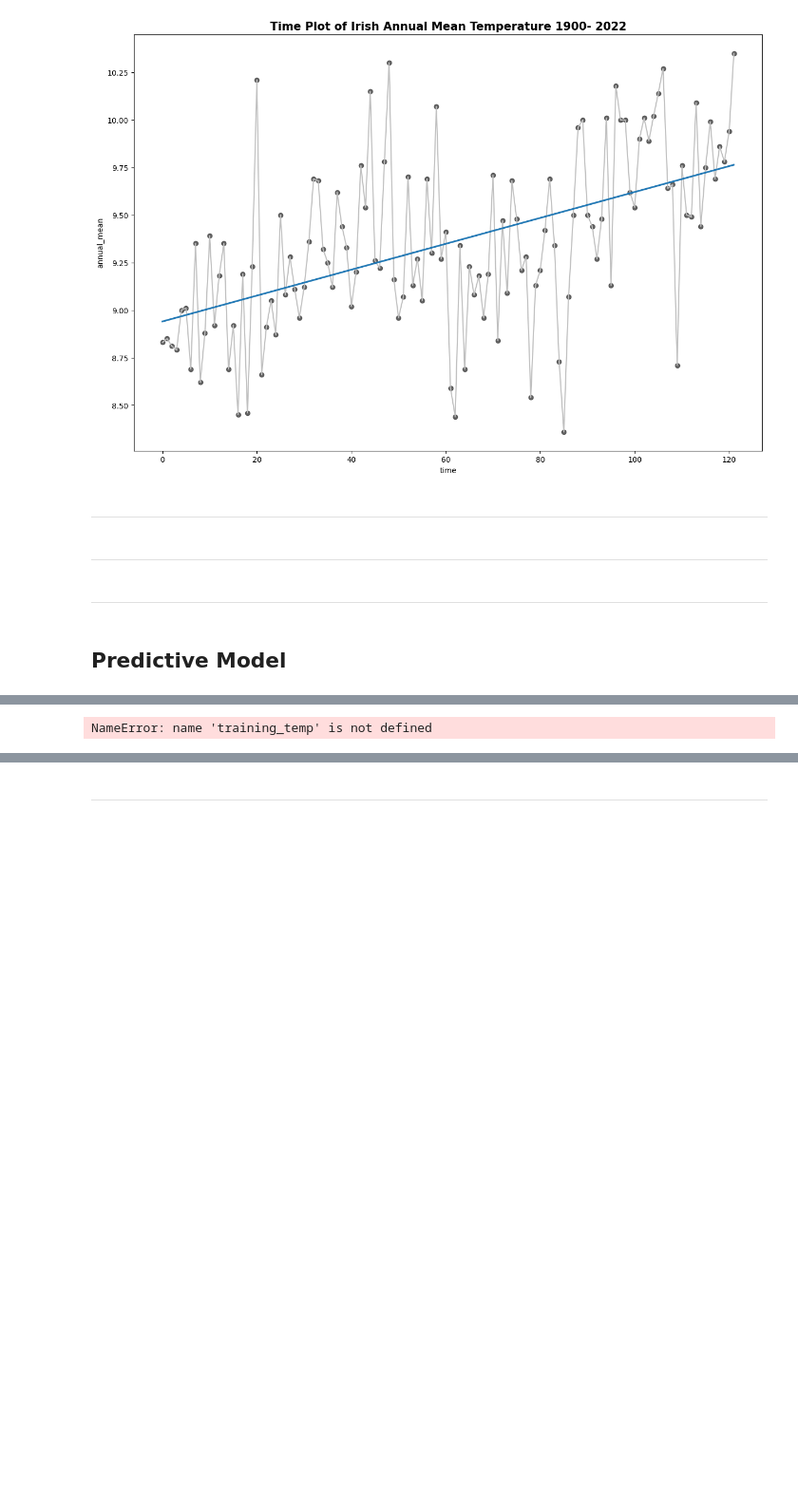
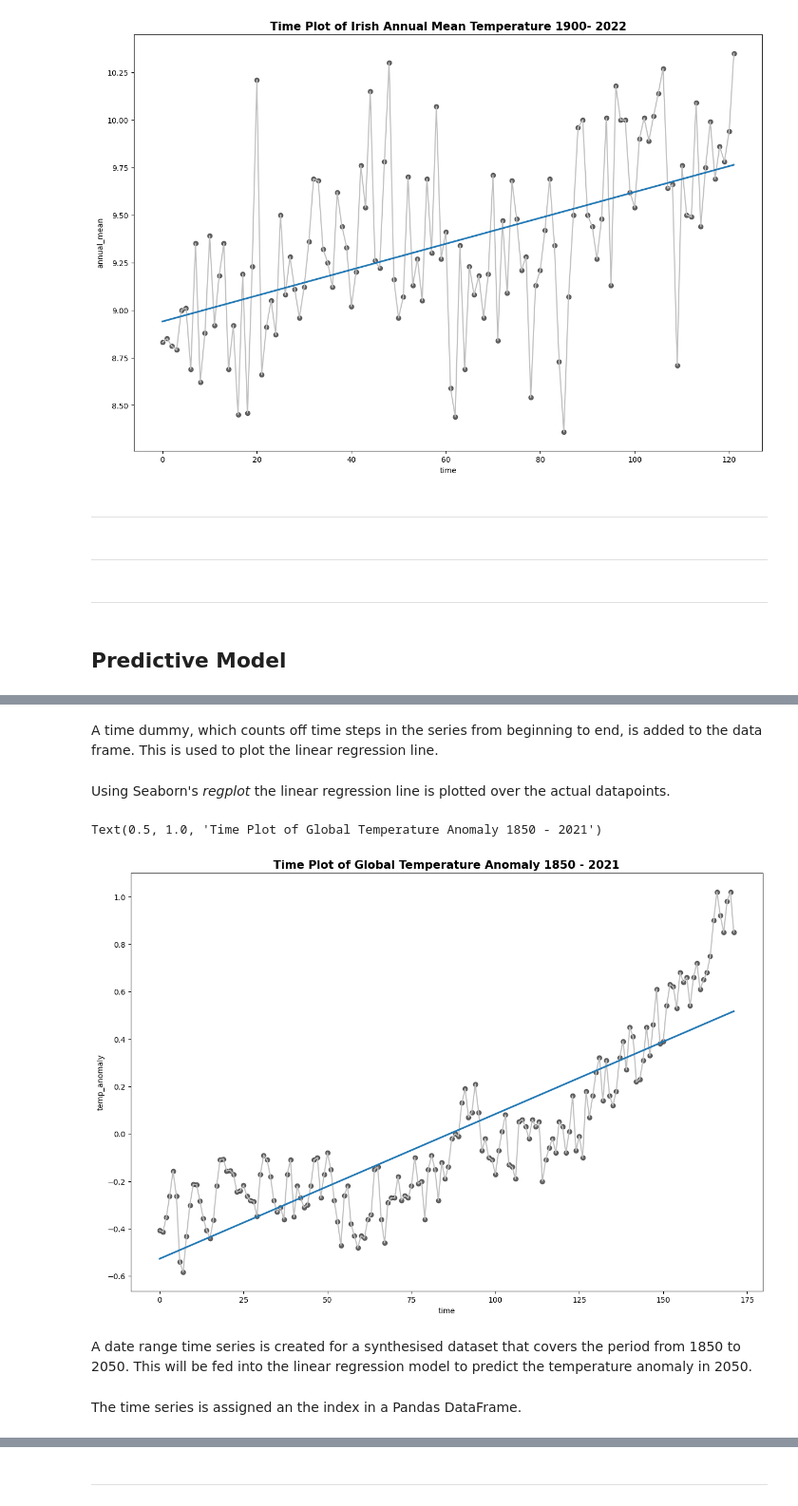
Before and after one commit to humphs078/Owner-avatar-programming_for_data_analysis_assignment_2, a Jupyter notebook: submission.ipynb, the cells around one changed output, grey strips where cells are left out. Shown at 95% size. Drawn from its saved outputs; the diff is of its cells as text; code cells hidden in the pictures; blank space fills up the shorter version.

Commit message:
Complete section on prediction

```diff
--- a/submission.ipynb
+++ b/submission.ipynb
@@ -1192 +1202,3 @@ Wang et al. (2023) forecasted temperature anomaly outcomes for 2050 using AutoRe
+# %%
+full_temp_data_training = full_temp_data_training.iloc[1:173]
 # %%
@@ -1194,2 +1219,0 @@ full_temp_data_training = full_temp_data.copy()
-# %%
-full_temp_data_training = full_temp_data_training.iloc[0:223]
@@ -1220,14 +1232,21 @@ full_temp_data_training['time_series'] = pd.to_datetime(full_temp_data_training[
 full_temp_data_training = full_temp_data_training.set_index('time_series')
+# %% [markdown]
+A time dummy, which counts off time steps in the series from beginning to end, is added to the data frame. This is used to plot the linear regression line.
 # %%
 full_temp_data_training['time'] =  np.arange(len(full_temp_data_training.index))
-# %%
-training_temp
-# %% [output]
-NameError: name 'training_temp' is not defined
+# %% [markdown]
+Using Seaborn's *regplot* the linear regression line is plotted over the actual datapoints.
 # %%
+# an empty plot is created
 fig, ax = plt.subplots(figsize=(15,10))
 
+# the linear regression line is plotted over the actual datapoints
 ax.plot('time', 'temp_anomaly', data=full_temp_data_training, color='0.75')
 ax = sns.regplot(x='time', y='temp_anomaly', data=full_temp_data_training, ci=None, scatter_kws=dict(color='0.25'))
-ax.set_title('Time Plot of Global Temperature Anomaly 1800 - 2022', weight = 'bold', size = 15)
+ax.set_title('Time Plot of Global Temperature Anomaly 1850 - 2021', weight = 'bold', size = 15)
+# %% [output]
+Text(0.5, 1.0, 'Time Plot of Global Temperature Anomaly 1850 - 2021')
+[figure, added]
+# %% [markdown]
+A date range time series is created for a synthesised dataset that covers the period from 1850 to 2050. This will be fed into the linear regression model to predict the temperature anomaly in 2050.
 # %%
@@ -1236,3 +1255,5 @@ dti = pd.date_range(start="1800", end='2050', freq = 'Y')
+# %% [markdown]
+The time series is assigned an the index in a Pandas DataFrame.
 # %%
 # Code adapted from - https://pandas.pydata.org/docs/reference/api/pandas.DataFrame.html [Accessed 13 Nov. 2023].
 synthesised_dataset = pd.DataFrame(index=dti)
```
Also changed, not shown: parts of 24 cells of this notebook, 4 other files.
